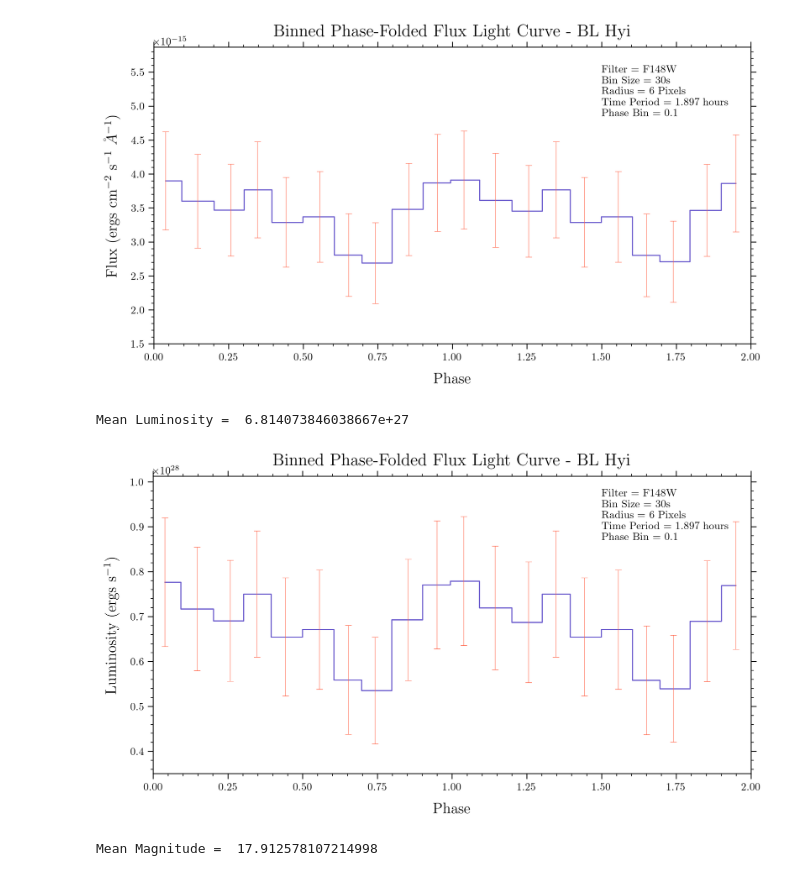
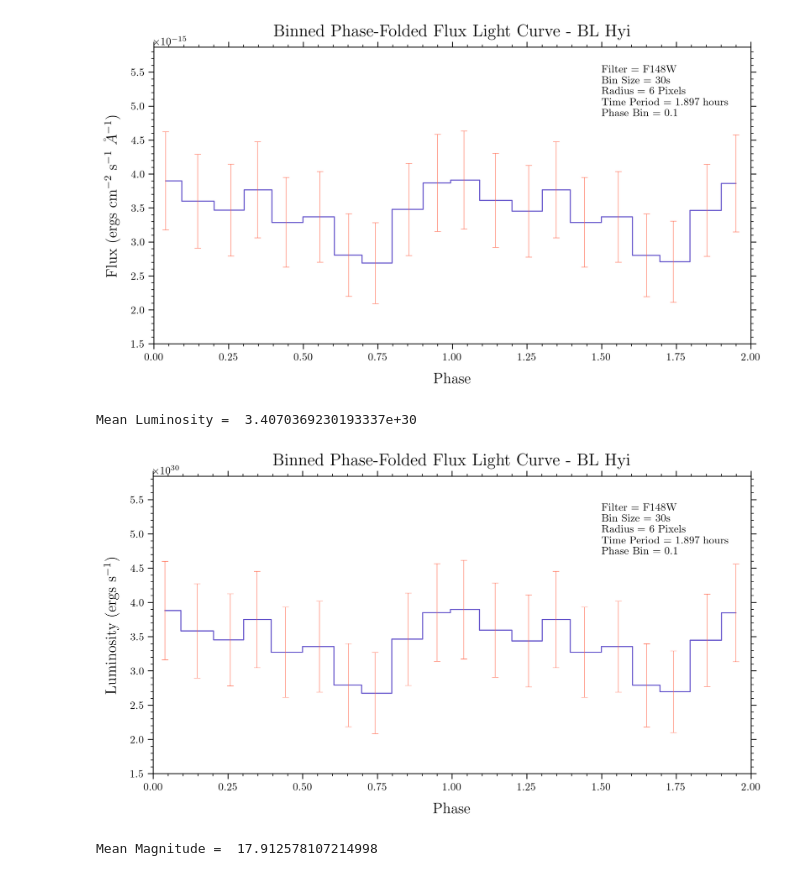
Before and after one commit to ravioli1369/uvit, a Jupyter notebook: lc.ipynb, the cells around one changed output. Drawn from its saved outputs; the diff is of its cells as text; code cells hidden in the pictures.

Commit message:
plots

```diff
--- a/lc.ipynb
+++ b/lc.ipynb
@@ -206,22 +208,22 @@ Mean Flux =  3.422287262141585e-15
 [figure]
 # %%
 distance = 129*3.08567758128e+18 # in cm
-binned_luminosity = binned_flux*4*np.pi*(distance**2)*(1481*10**(-10))**2/(299792458)
-binned_luminosity_err = binned_flux_err*4*np.pi*(distance**2)
+binned_luminosity = binned_flux*4*np.pi*(distance**2)*500
+binned_luminosity_err = binned_flux_err*4*np.pi*(distance**2)*500
 plt.figure(figsize=(10, 5), dpi=300)
 plt.step(binned_phase, binned_luminosity, color='slateblue', linewidth=1, where='mid')
 plt.errorbar(binned_phase, binned_luminosity, binned_luminosity_err, fmt='o', color='tomato', ms=0, elinewidth=0.5, alpha=0.8, capsize=3, capthick=0.5)
 plt.xlabel('Phase', fontsize=14, labelpad=10)
 plt.ylabel('Luminosity (ergs s$^{-1}$)', fontsize=14, labelpad=10)
 plt.xlim(0, 2)
-plt.ylim(3.5e+27, 1.3*np.max(binned_luminosity))
+plt.ylim(1.5e+30, 1.5*np.max(binned_luminosity))
 plt.title('Binned Phase-Folded Flux Light Curve - BL Hyi', fontsize=16, pad=10)
-plt.text(1.5, 8.7e+27, f'Filter = F148W \n Bin Size = 30s \n Radius = 6 Pixels \n Time Period = 1.897 hours \n Phase Bin = 0.1', fontsize=10)
+plt.text(1.5, 4.7e+30, f'Filter = F148W \n Bin Size = 30s \n Radius = 6 Pixels \n Time Period = 1.897 hours \n Phase Bin = 0.1', fontsize=10)
 print("Mean Luminosity = ", np.mean(binned_luminosity))
 plt.show()
 # %% [output]
-Mean Luminosity =  6.814073846038667e+27
+Mean Luminosity =  3.4070369230193337e+30
-[figure, old version]
+[figure, new version]
 # %%
 plt.figure(figsize=(10, 5), dpi=300)
 plt.step(binned_phase, binned_m_ab, color='slateblue', linewidth=1, where='mid')
```
Also changed, not shown: parts of 2 cells of this notebook, 1 other file.
